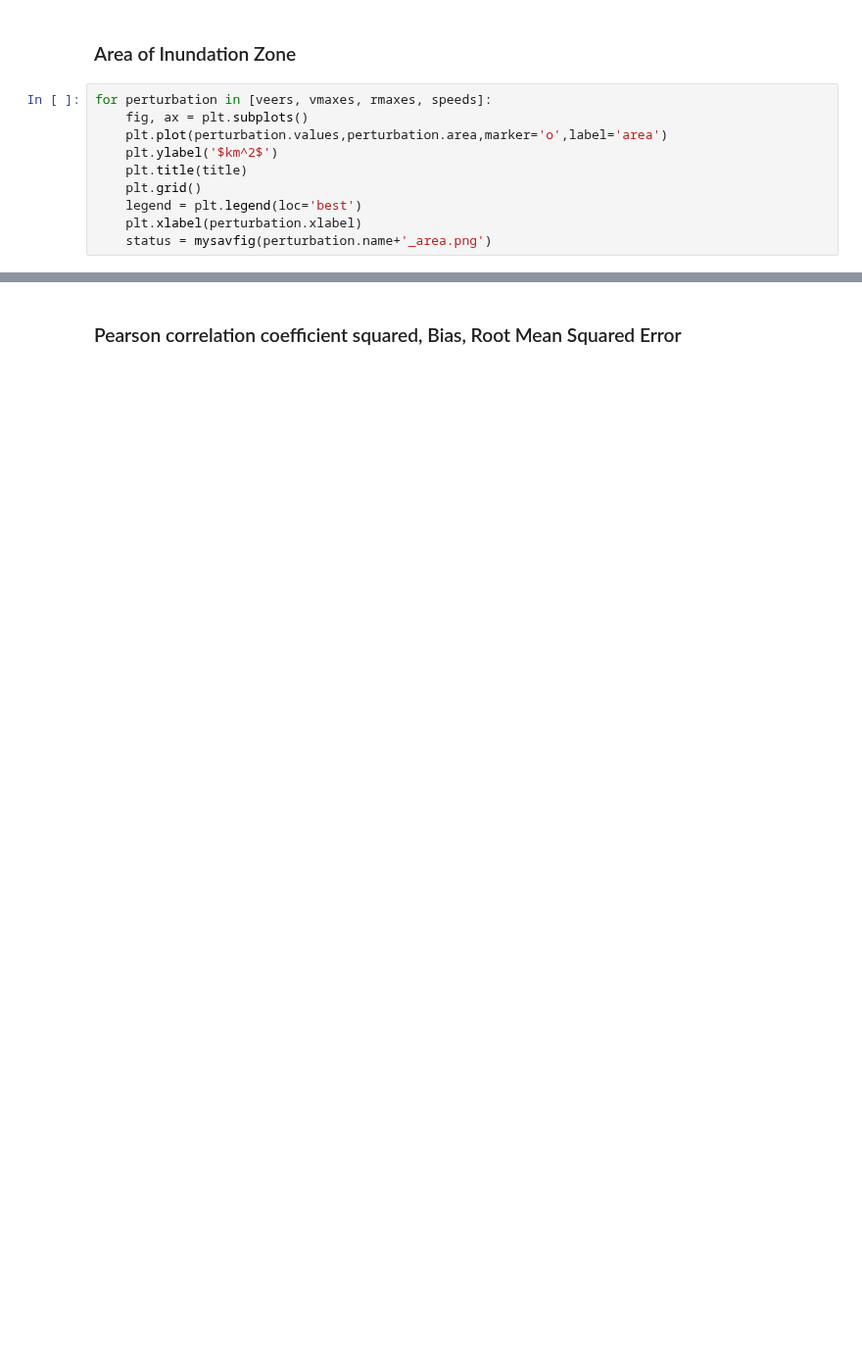
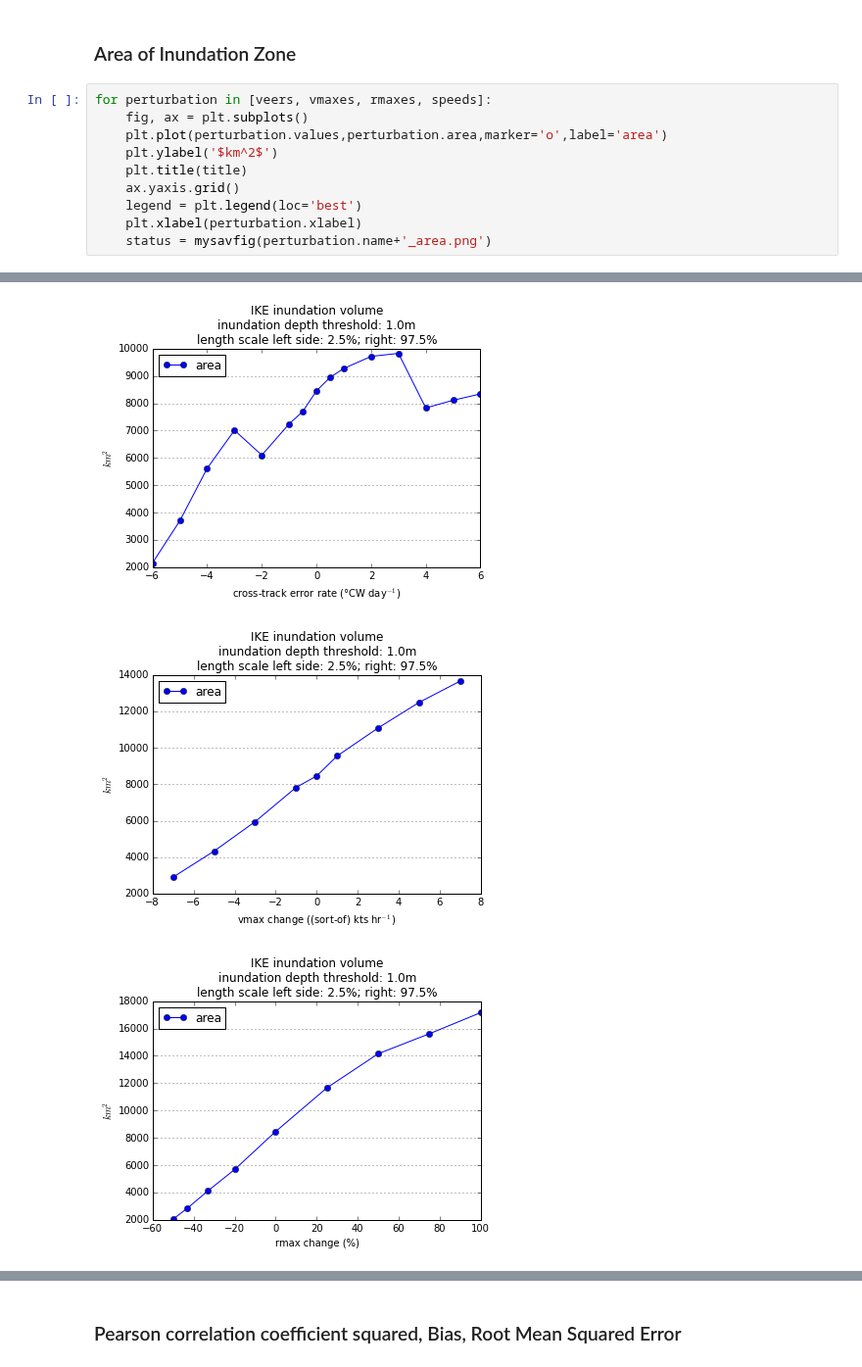
Before and after one commit to ahijevyc/ADCIRC, a Jupyter notebook: ADCIRC.ipynb, the cells around one changed output, grey strips where cells are left out. Shown at 98% size. Cells and saved outputs as stored; diff of their text form; blank space fills up the shorter version.

```diff
--- a/ADCIRC.ipynb
+++ b/ADCIRC.ipynb
@@ -204,7 +198,7 @@ for perturbation in [veers, vmaxes, rmaxes, speeds]:
     plt.plot(perturbation.values,perturbation.area,marker='o',label='area')
     plt.ylabel('$km^2$')
     plt.title(title)
-    plt.grid()
+    ax.yaxis.grid()
     legend = plt.legend(loc='best')
     plt.xlabel(perturbation.xlabel)
     status = mysavfig(perturbation.name+'_area.png')
@@ -215,0 +206,3 @@ for perturbation in [veers, vmaxes, rmaxes, speeds]:
+[figure, added]
+[figure, added]
+[figure, added]
```
Also changed, not shown: parts of 9 cells of this notebook.
